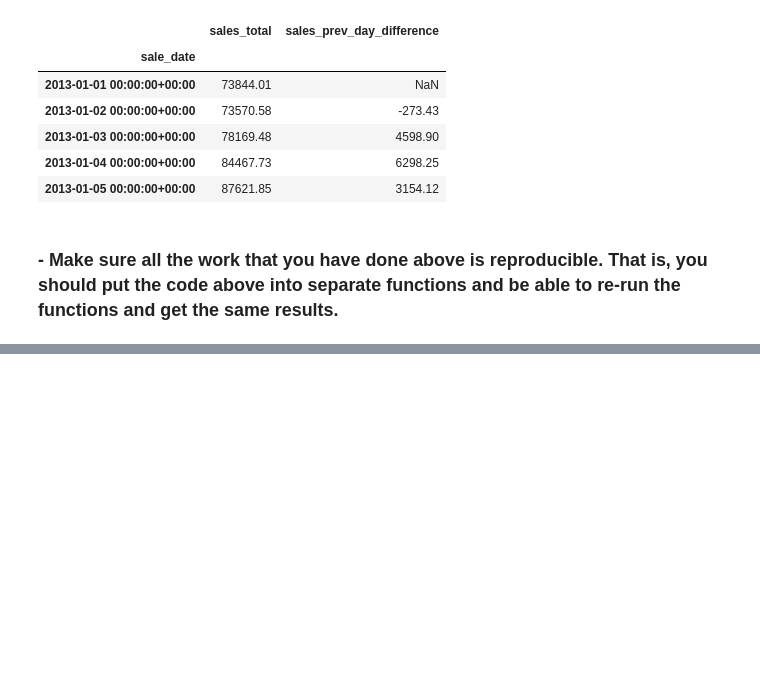
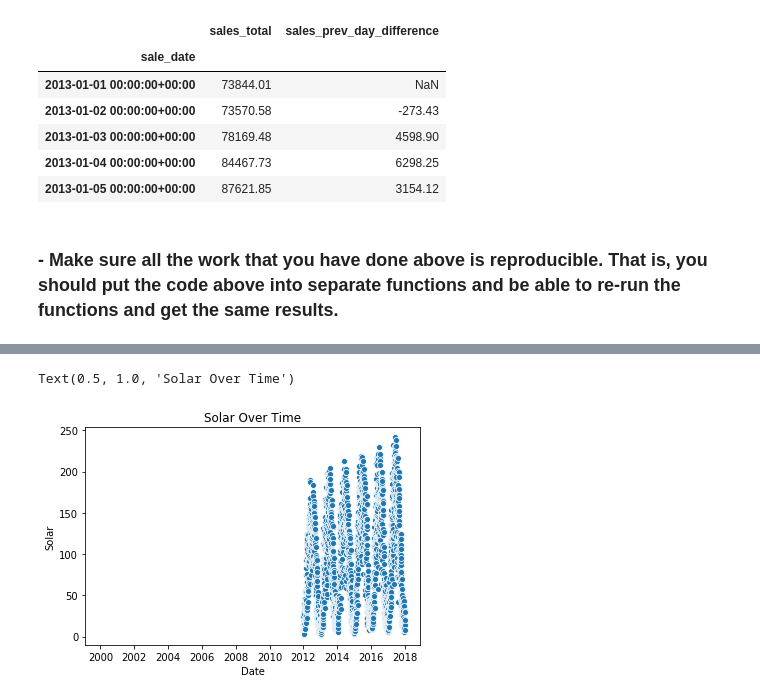
Before and after one commit to davidtenorio1/ds-methodologies-exercises, a Jupyter notebook: time_series/prep.ipynb, the cells around one changed output, grey strips where cells are left out. Drawn from its saved outputs; the diff is of its cells as text; code cells hidden in the pictures; blank space fills up the shorter version.

```diff
--- a/time_series/prep.ipynb
+++ b/time_series/prep.ipynb
@@ -145,0 +244,6 @@ def get_sales_by_day(df):
+# %%
+ax = sns.scatterplot(x= 'Date', y= 'Solar', data= opsd)
+ax.set_title("Solar Over Time")
+# %% [output]
+Text(0.5, 1.0, 'Solar Over Time')
+[figure, added]
```
Also changed, not shown: parts of 25 cells of this notebook, 4 other files.
